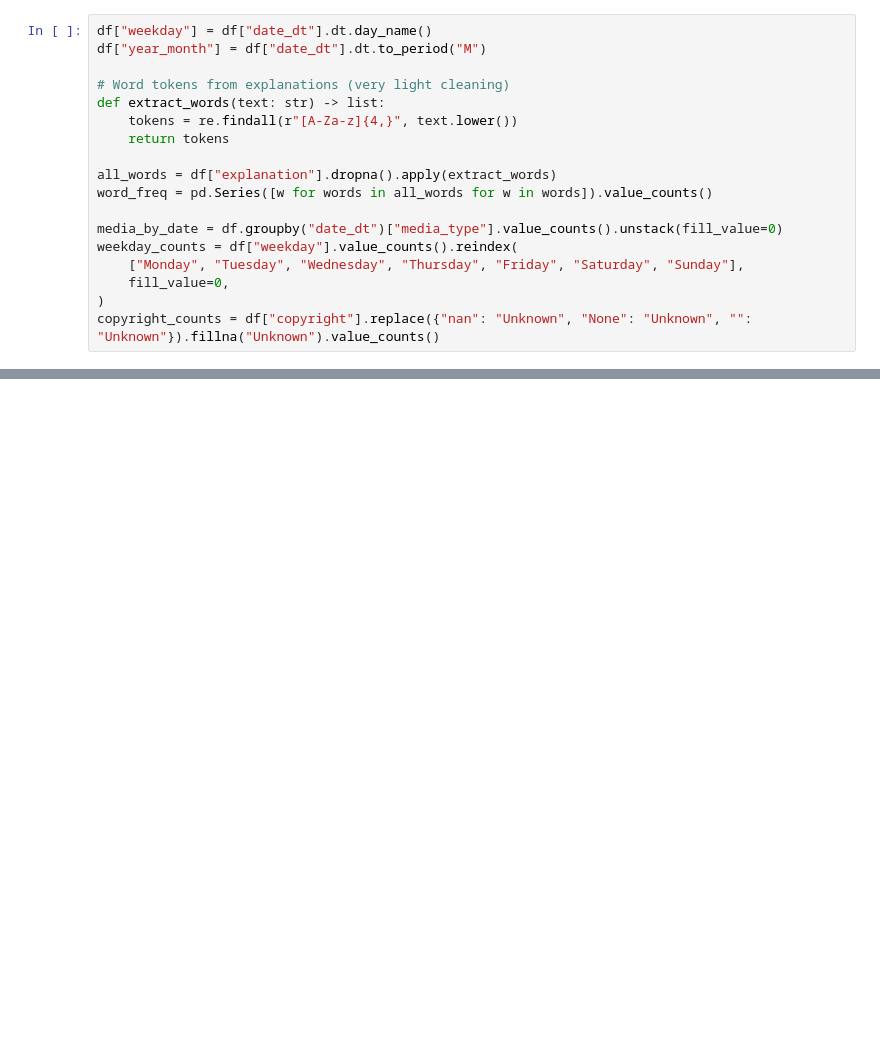
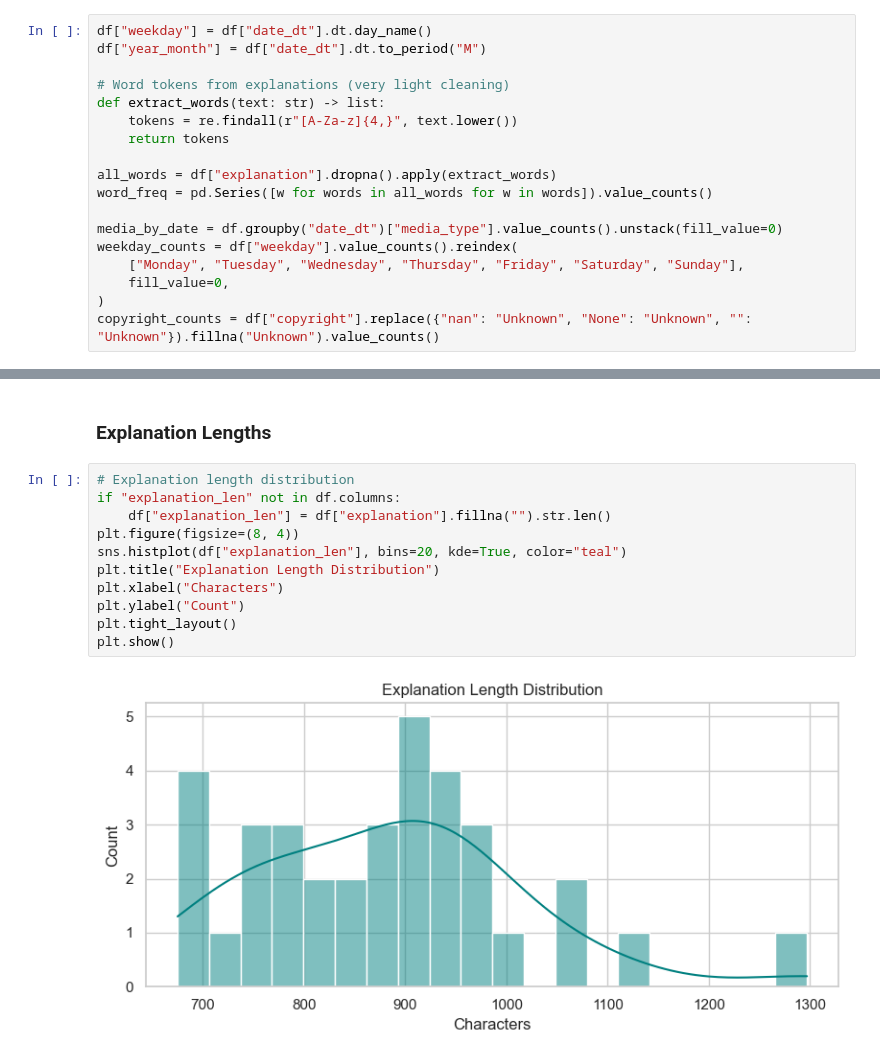
Before and after one commit to Satyampatel779/NASA-APOD-Finals, a Jupyter notebook: docs/apod_eda.ipynb, the cells around one changed output, grey strips where cells are left out. Saved outputs shown, nothing was run; the diff lists cells and outputs as text; blank space fills up the shorter version.

```diff
--- a/docs/apod_eda.ipynb
+++ b/docs/apod_eda.ipynb
@@ -165,0 +278,15 @@ pytest -q
+# %% [markdown]
+### Explanation Lengths
+# %%
+# Explanation length distribution
+if "explanation_len" not in df.columns:
+    df["explanation_len"] = df["explanation"].fillna("").str.len()
+plt.figure(figsize=(8, 4))
+sns.histplot(df["explanation_len"], bins=20, kde=True, color="teal")
+plt.title("Explanation Length Distribution")
+plt.xlabel("Characters")
+plt.ylabel("Count")
+plt.tight_layout()
+plt.show()
+# %% [output]
+[figure, added]
```
Also changed, not shown: parts of 30 cells of this notebook, 8 other files.
